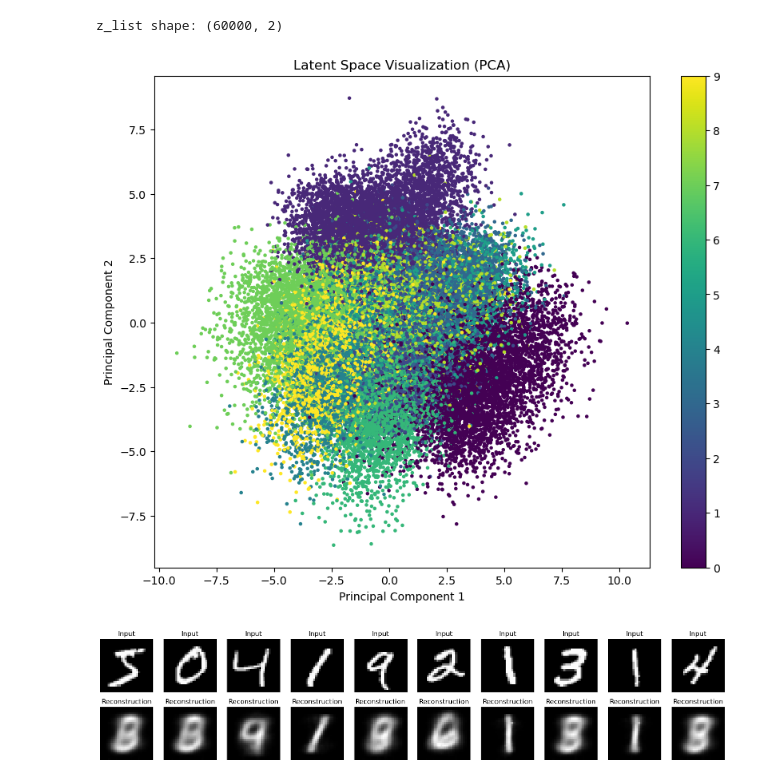
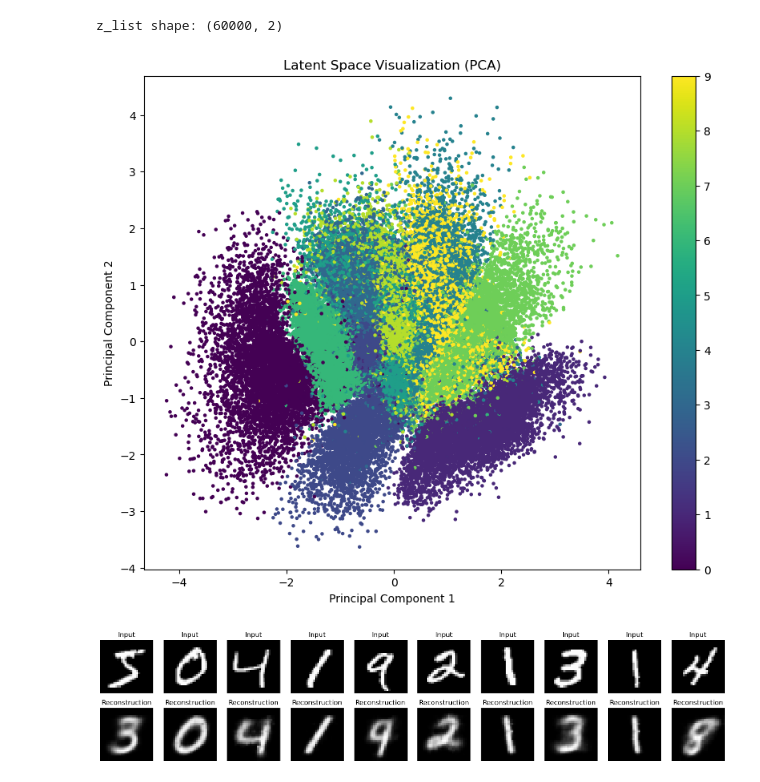
Before and after one commit to namoshi/IG_VAE, a Jupyter notebook: vae_MNIST_fix_sigma.ipynb, the cells around one changed output. Drawn from its saved outputs; the diff is of its cells as text; code cells hidden in the pictures.

```diff
--- a/vae_MNIST_fix_sigma.ipynb
+++ b/vae_MNIST_fix_sigma.ipynb
@@ -12,10 +16,11 @@ from sklearn.decomposition import PCA
 # %%
 # ハイパーパラメータ
 batch_size = 128
-latent_dim = 2  # 中間層の次元
+latent_dim = 2  # 中間層の次元 (>= 2)
 epochs = 50
 learning_rate = 1e-3
 beta = 1.0  # KLダイバージェンスの重み
+sigma = 0.1  # ノイズの標準偏差
 
 # MNISTデータセットの読み込みとデータローダーの作成
 transform = transforms.ToTensor()
@@ -55,7 +60,7 @@ class VAE(nn.Module):
         return mu
 
     def reparameterize(self, mu):
-        eps = 1.0 * torch.randn_like(mu)  # $\sigma^2=1.0$
+        eps = sigma * torch.randn_like(mu)  # $\sigma^2=1.0$
         z = mu + eps
 #        z = mu
         return z
@@ -137,33 +142,33 @@ MSE Loss: 41.7689
 # %%
 # 中間層の出力の可視化 (PCA適用)
 model.eval()
 z_list = []
 labels_list = []
 with torch.no_grad():
     for data, labels in train_loader:
         mu = model.encode(data)
         z = model.reparameterize(mu)
         z_list.extend(z.cpu().numpy())
         labels_list.extend(labels.cpu().numpy())
 z_list = np.array(z_list)
 labels_list = np.array(labels_list)
 
 print(f"z_list shape: {z_list.shape}")
 
 # PCAを使用して次元削減
-#pca = PCA(n_components=2)
-#z_pca = pca.fit_transform(z_list)
+pca = PCA(n_components=2)
+z_pca = pca.fit_transform(z_list)
 
 plt.figure(figsize=(10, 8))
-plt.scatter(z_list[:, 0], z_list[:, 1], c=labels_list, cmap='viridis', s=5)
+plt.scatter(z_pca[:, 0], z_pca[:, 1], c=labels_list, cmap='viridis', s=5)
 plt.colorbar()
 plt.title('Latent Space Visualization (PCA)')
 plt.xlabel('Principal Component 1')
 plt.ylabel('Principal Component 2')
 plt.show()
 # %% [output]
 z_list shape: (60000, 2)
-[figure, old version]
+[figure, new version]
 # %%
 # 入力画像と再構成画像の比較
 n = 10
@@ -182,4 +187,4 @@ for i in range(n):
     plt.axis('off')
 plt.show()
 # %% [output]
-[figure, old version]
+[figure, new version]
```
Also changed, not shown: parts of 3 cells of this notebook.
